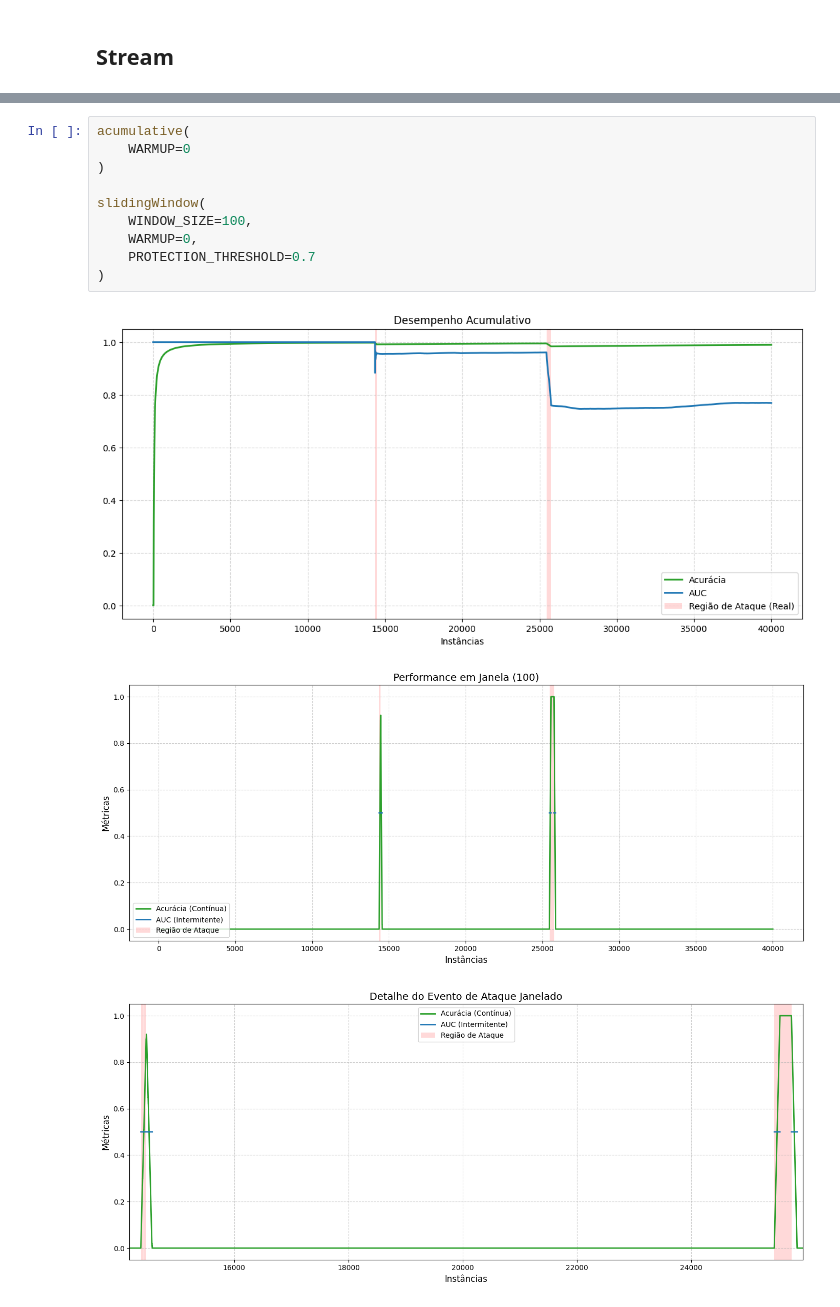
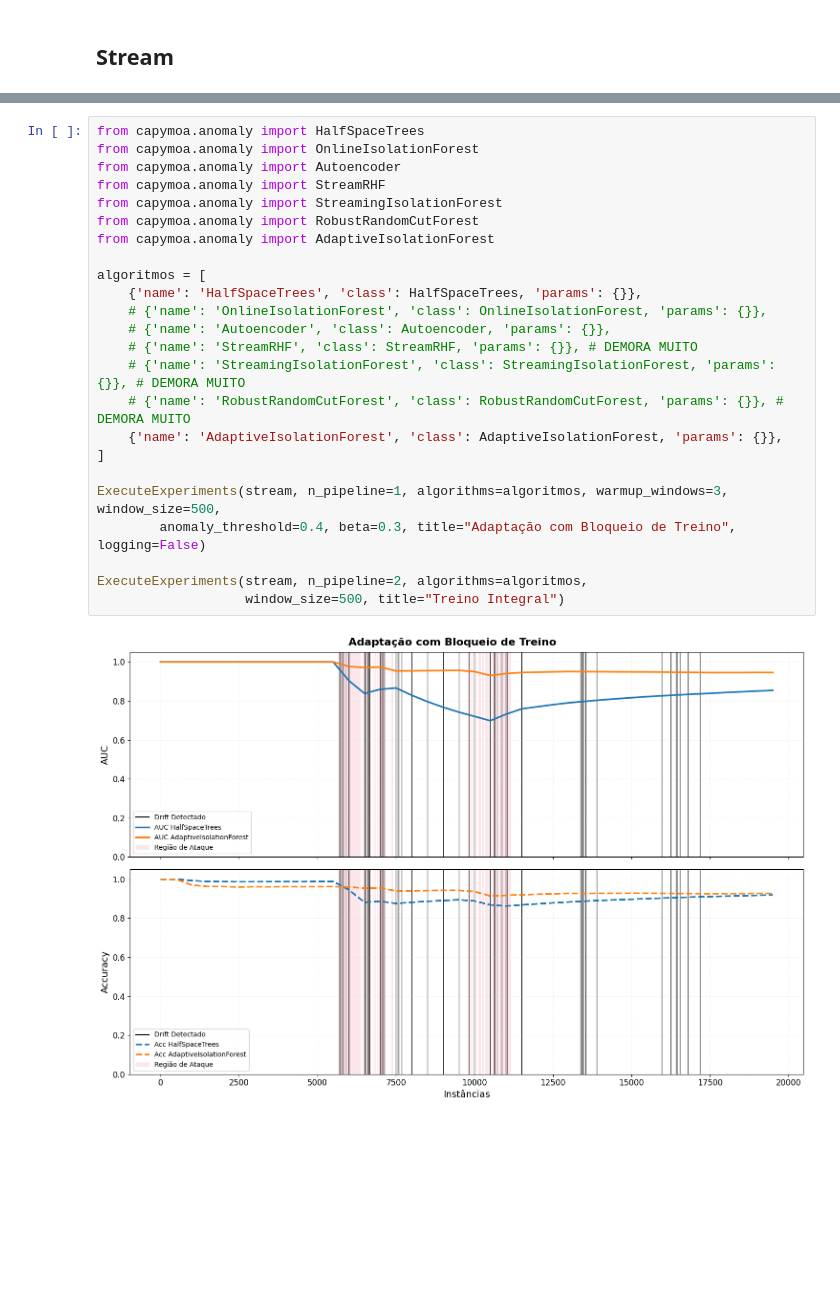
Before and after one commit to iRocktys/anomaly-detection-data-stream, a Jupyter notebook: AnomalyDetectionDevelop.ipynb, the cells around one changed output, grey strips where cells are left out. Cells and saved outputs as stored; diff of their text form; blank space fills up the shorter version.

```diff
--- a/AnomalyDetectionDevelop.ipynb
+++ b/AnomalyDetectionDevelop.ipynb
@@ -338,14 +384,26 @@ acumulative(
-# %%
-acumulative(
-    WARMUP=0
-)
-
-slidingWindow(
-    WINDOW_SIZE=100,
-    WARMUP=0,
-    PROTECTION_THRESHOLD=0.7
-)
-# %% [output]
-[figure, removed]
-[figure, removed]
-[figure, removed]
+# %%
+from capymoa.anomaly import HalfSpaceTrees
+from capymoa.anomaly import OnlineIsolationForest
+from capymoa.anomaly import Autoencoder
+from capymoa.anomaly import StreamRHF
+from capymoa.anomaly import StreamingIsolationForest
+from capymoa.anomaly import RobustRandomCutForest
+from capymoa.anomaly import AdaptiveIsolationForest
+
+algoritmos = [
+    {'name': 'HalfSpaceTrees', 'class': HalfSpaceTrees, 'params': {}},
+    # {'name': 'OnlineIsolationForest', 'class': OnlineIsolationForest, 'params': {}},
+    # {'name': 'Autoencoder', 'class': Autoencoder, 'params': {}},
+    # {'name': 'StreamRHF', 'class': StreamRHF, 'params': {}}, # DEMORA MUITO
+    # {'name': 'StreamingIsolationForest', 'class': StreamingIsolationForest, 'params': {}}, # DEMORA MUITO
+    # {'name': 'RobustRandomCutForest', 'class': RobustRandomCutForest, 'params': {}}, # DEMORA MUITO
+    {'name': 'AdaptiveIsolationForest', 'class': AdaptiveIsolationForest, 'params': {}},
+]
+
+ExecuteExperiments(stream, n_pipeline=1, algorithms=algoritmos, warmup_windows=3, window_size=500,
+        anomaly_threshold=0.4, beta=0.3, title="Adaptação com Bloqueio de Treino", logging=False)
+
+ExecuteExperiments(stream, n_pipeline=2, algorithms=algoritmos,
+                   window_size=500, title="Treino Integral")
+# %% [output]
+[figure, added]
```
Also changed, not shown: parts of 28 cells of this notebook, 2 other files.
